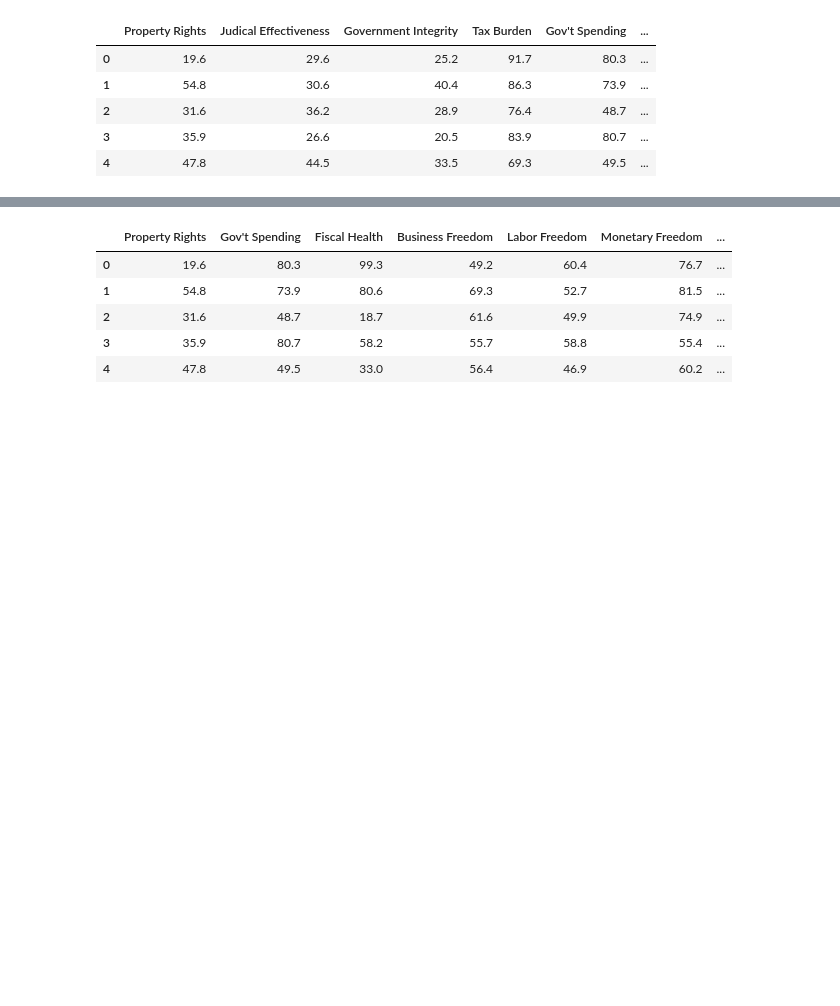
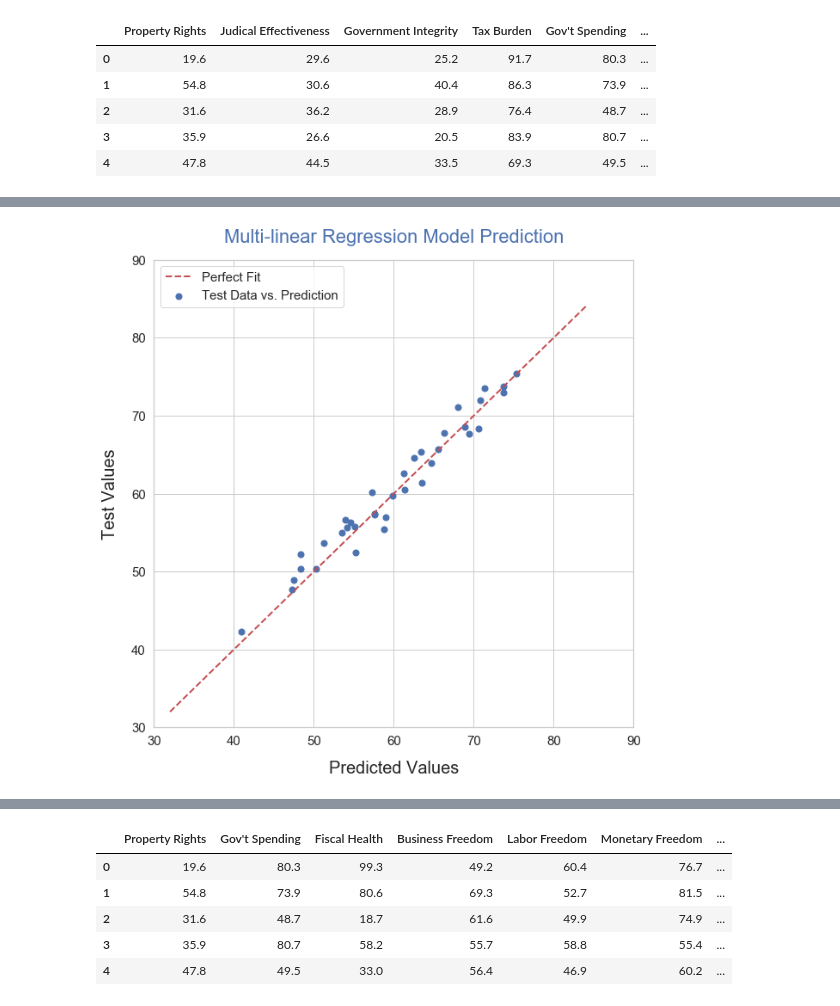
Before and after one commit to marin-stoytchev/data-science-projects, a Jupyter notebook: ief_projects/ms_ief_p1.ipynb, the cells around one changed output, grey strips where cells are left out. Saved outputs shown, nothing was run; the diff lists cells and outputs as text; code cells hidden in the pictures; blank space fills up the shorter version.

```diff
--- a/ief_projects/ms_ief_p1.ipynb
+++ b/ief_projects/ms_ief_p1.ipynb
@@ -461,0 +362,3 @@ strong multicollinearity or other numerical problems.
+# %%
+# Make predictions using test set
+y_pred_1 = regressor.predict(X_test) # indexing '_1' is used to be able to compare to results from another model
@@ -461,0 +381,34 @@ strong multicollinearity or other numerical problems.
+# %%
+# Compare predictions to the test target, y_test
+
+# Create data points for a straight line representing a perfect fit to the test data points
+y_line = np.arange(int(y_test.min()) - 10, int(y_test.max()) + 10)
+
+# Set axes limits - adjust if necessary
+x_min = 30
+x_max = 90
+d_x = 10
+
+y_min = 30
+y_max = 90
+d_y = 10
+
+plt.figure(figsize = (10, 10))
+ax = plt.axes()
+
+ax.set_xlim(x_min, x_max)
+ax.set_xticks(np.arange(x_min, x_max + d_x, d_x))
+
+ax.set_ylim(y_min, y_max)
+ax.set_yticks(np.arange(y_min, y_max + d_y, d_y))
+
+plt.scatter(y_pred_1, y_test, s = 50, c = 'b', label = 'Test Data vs. Prediction')
+plt.plot(y_line, y_line, 'r--', lw = 2, label = 'Perfect Fit')
+plt.xlabel('Predicted Values', fontsize = 20, labelpad = 15)
+plt.ylabel('Test Values', fontsize = 20, labelpad = 15)
+plt.title('Multi-linear Regression Model Prediction', fontsize = 22, c = 'b', pad = 20)
+plt.legend(fontsize = 15)
+plt.tick_params(labelsize = 15)
+plt.show()
+# %% [output]
+[figure, added]
```
Also changed, not shown: parts of 101 cells of this notebook, 1 other file.
